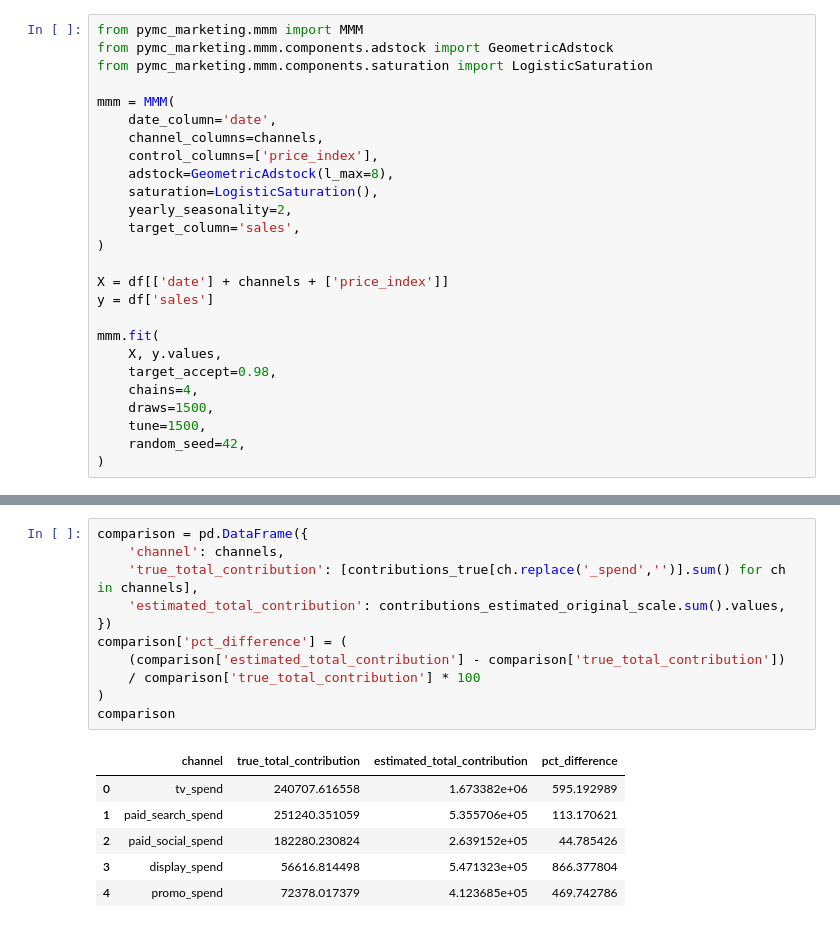
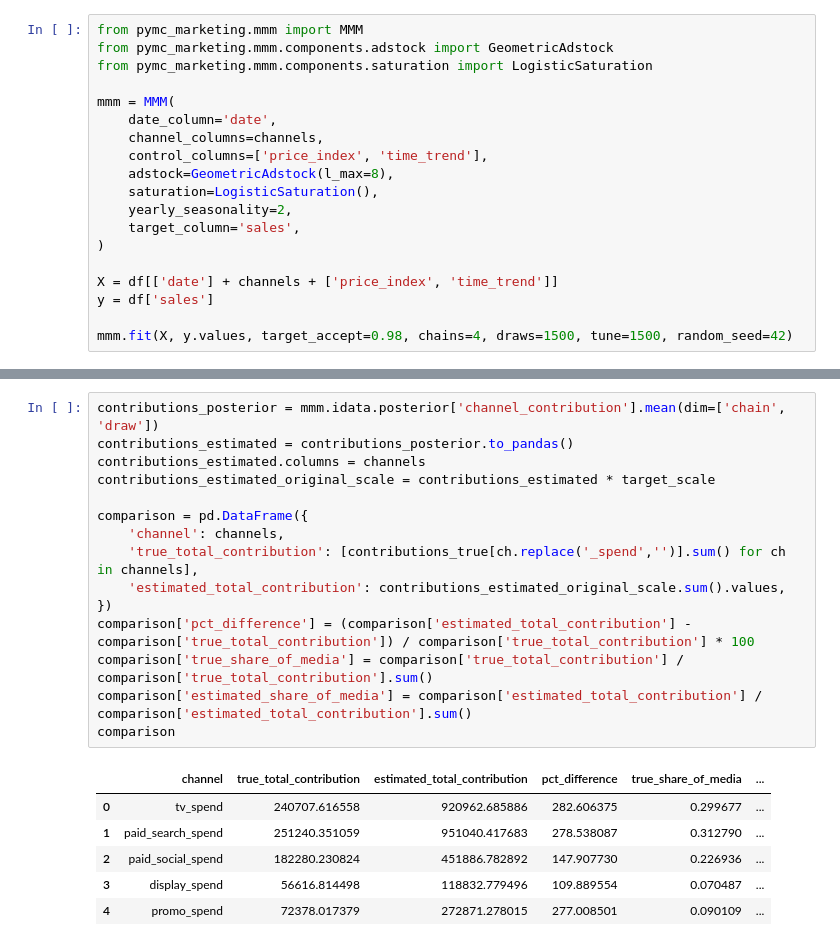
Before and after one commit to jbx-p/mmm-project, a Jupyter notebook: notebooks/02_mmm_model.ipynb, the cells around one changed output, grey strips where cells are left out. Saved outputs shown, nothing was run; the diff lists cells and outputs as text.

Commit message:
Fix trend bias, rebuild reallocation scenario with MMM.load(), add business memo

```diff
--- a/notebooks/02_mmm_model.ipynb
+++ b/notebooks/02_mmm_model.ipynb
@@ -35,24 +28,17 @@ from pymc_marketing.mmm.components.saturation import LogisticSaturation
 mmm = MMM(
     date_column='date',
     channel_columns=channels,
-    control_columns=['price_index'],
+    control_columns=['price_index', 'time_trend'],
     adstock=GeometricAdstock(l_max=8),
     saturation=LogisticSaturation(),
     yearly_seasonality=2,
     target_column='sales',
 )
 
-X = df[['date'] + channels + ['price_index']]
+X = df[['date'] + channels + ['price_index', 'time_trend']]
 y = df['sales']
 
-mmm.fit(
-    X, y.values,
-    target_accept=0.98,
-    chains=4,
-    draws=1500,
-    tune=1500,
-    random_seed=42,
-)
+mmm.fit(X, y.values, target_accept=0.98, chains=4, draws=1500, tune=1500, random_seed=42)
 # %% [output]
 g++ not available, if using conda: `conda install gxx`
 Initializing NUTS using jitter+adapt_diag...
@@ -170,18 +117,22 @@ Target scale factor: 45546.43
 # %%
+contributions_posterior = mmm.idata.posterior['channel_contribution'].mean(dim=['chain', 'draw'])
+contributions_estimated = contributions_posterior.to_pandas()
+contributions_estimated.columns = channels
+contributions_estimated_original_scale = contributions_estimated * target_scale
+
 comparison = pd.DataFrame({
     'channel': channels,
     'true_total_contribution': [contributions_true[ch.replace('_spend','')].sum() for ch in channels],
     'estimated_total_contribution': contributions_estimated_original_scale.sum().values,
 })
-comparison['pct_difference'] = (
-    (comparison['estimated_total_contribution'] - comparison['true_total_contribution'])
-    / comparison['true_total_contribution'] * 100
-)
+comparison['pct_difference'] = (comparison['estimated_total_contribution'] - comparison['true_total_contribution']) / comparison['true_total_contribution'] * 100
+comparison['true_share_of_media'] = comparison['true_total_contribution'] / comparison['true_total_contribution'].sum()
+comparison['estimated_share_of_media'] = comparison['estimated_total_contribution'] / comparison['estimated_total_contribution'].sum()
 comparison
 # %% [output]
-|  | channel | true_total_contribution | estimated_total_contribution | pct_difference |
-| 0 | tv_spend | 240707.616558 | 1.673382e+06 | 595.192989 |
-| 1 | paid_search_spend | 251240.351059 | 5.355706e+05 | 113.170621 |
-| 2 | paid_social_spend | 182280.230824 | 2.639152e+05 | 44.785426 |
-| 3 | display_spend | 56616.814498 | 5.471323e+05 | 866.377804 |
-| 4 | promo_spend | 72378.017379 | 4.123685e+05 | 469.742786 |
+|  | channel | true_total_contribution | estimated_total_contribution | pct_difference | true_share_of_media | ... |
+| 0 | tv_spend | 240707.616558 | 920962.685886 | 282.606375 | 0.299677 | ... |
+| 1 | paid_search_spend | 251240.351059 | 951040.417683 | 278.538087 | 0.312790 | ... |
+| 2 | paid_social_spend | 182280.230824 | 451886.782892 | 147.907730 | 0.226936 | ... |
+| 3 | display_spend | 56616.814498 | 118832.779496 | 109.889554 | 0.070487 | ... |
+| 4 | promo_spend | 72378.017379 | 272871.278015 | 277.008501 | 0.090109 | ... |
```
Also changed, not shown: parts of 22 cells of this notebook, 3 other files.
